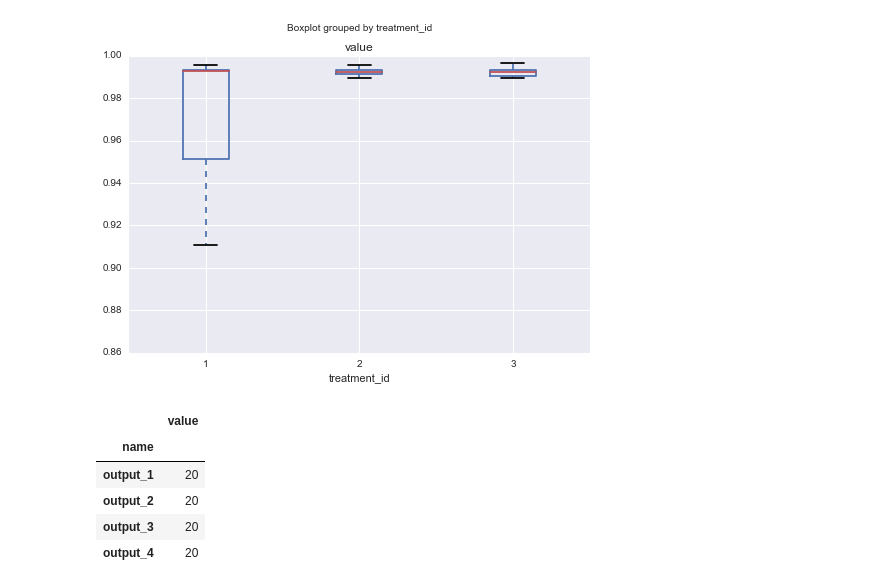
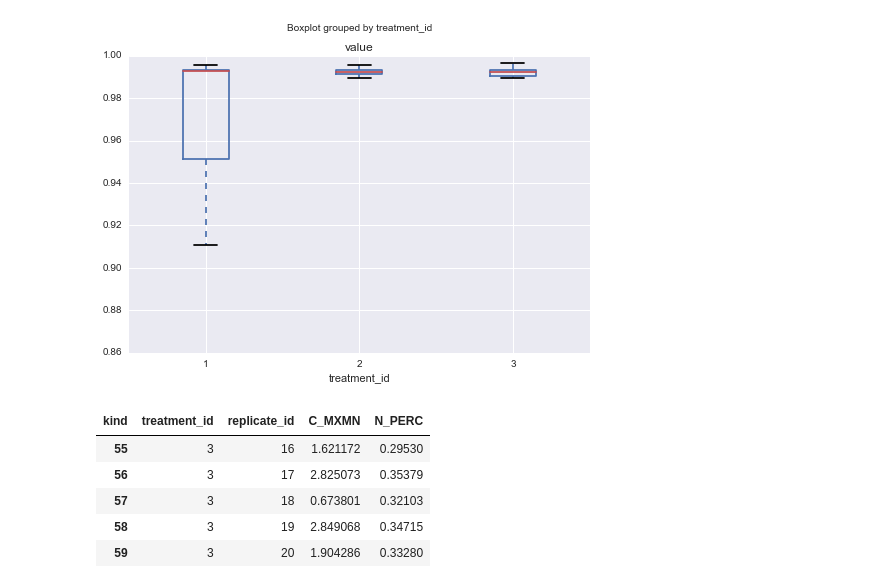
Before and after one commit to brettc/bricolage, a Jupyter notebook: notebooks/hierarchy_stats.ipynb, the cells around one changed output. Cells and saved outputs as stored; diff of their text form; code cells hidden in the pictures.

```diff
--- a/notebooks/hierarchy_stats.ipynb
+++ b/notebooks/hierarchy_stats.ipynb
@@ -106,12 +84,16 @@ finals.boxplot(column='value',by='treatment_id')
 # %% [output]
 <matplotlib.axes._subplots.AxesSubplot at 0x...>
 [figure]
-# %%
-finals.groupby('name').count()
-# %% [output]
-|  | value |
-| name |  |
-| output_1 | 20 |
-| output_2 | 20 |
-| output_3 | 20 |
-| output_4 | 20 |
+# %%
+nay = pd.read_sql_query('select treatment_id, replicate_id, kind, value from stats where generation = 60000 and kind in ("N_PERC", "C_MXMN")', conn, index_col=['treatment_id', 'replicate_id', 'kind'])
+nay = nay.unstack(-1)
+nay.columns = nay.columns.levels[1]
+nay.reset_index(inplace=True)
+nay.tail()
+# %% [output]
+| kind | treatment_id | replicate_id | C_MXMN | N_PERC |
+| 55 | 3 | 16 | 1.621172 | 0.29530 |
+| 56 | 3 | 17 | 2.825073 | 0.35379 |
+| 57 | 3 | 18 | 0.673801 | 0.32103 |
+| 58 | 3 | 19 | 2.849068 | 0.34715 |
+| 59 | 3 | 20 | 1.904286 | 0.33280 |
```
Also changed, not shown: parts of 11 cells of this notebook, 2 other files.
